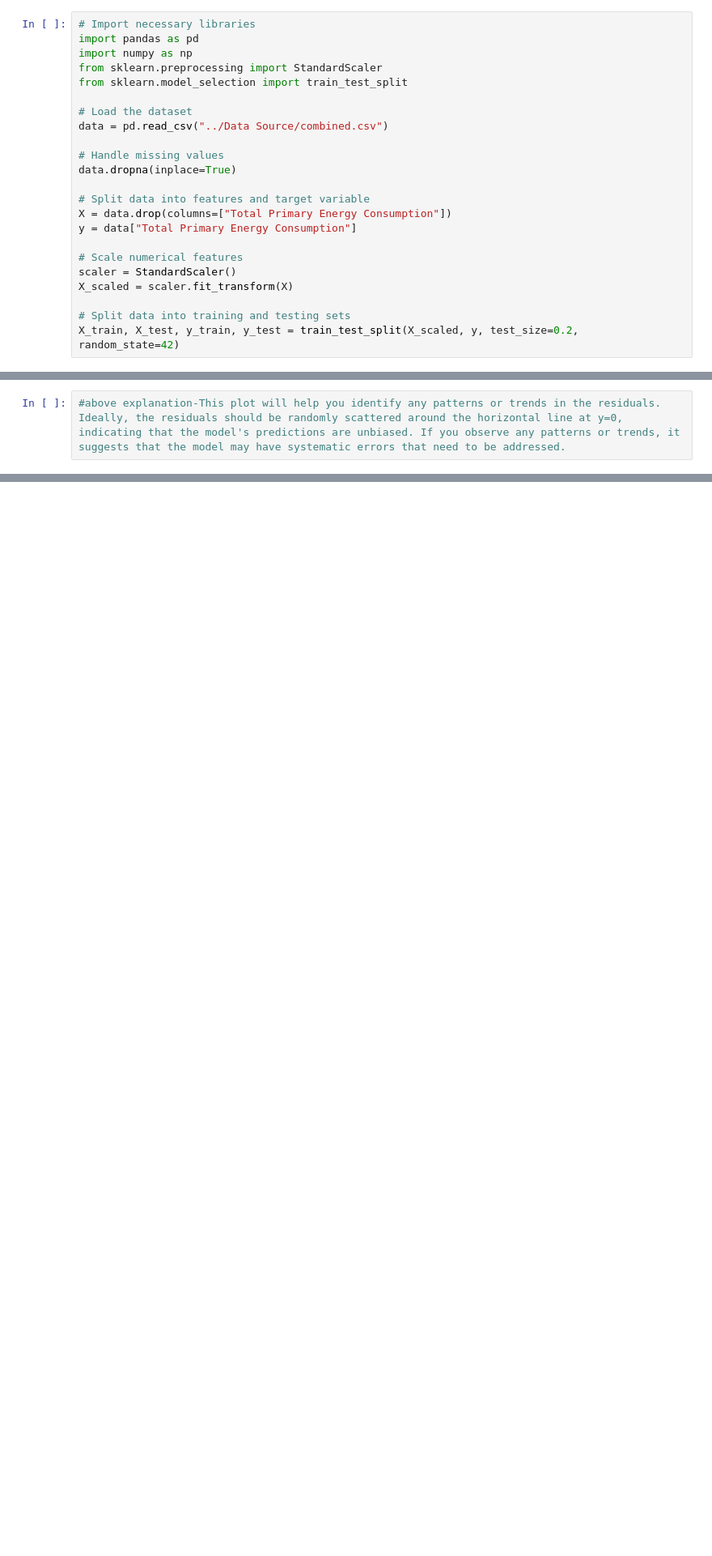
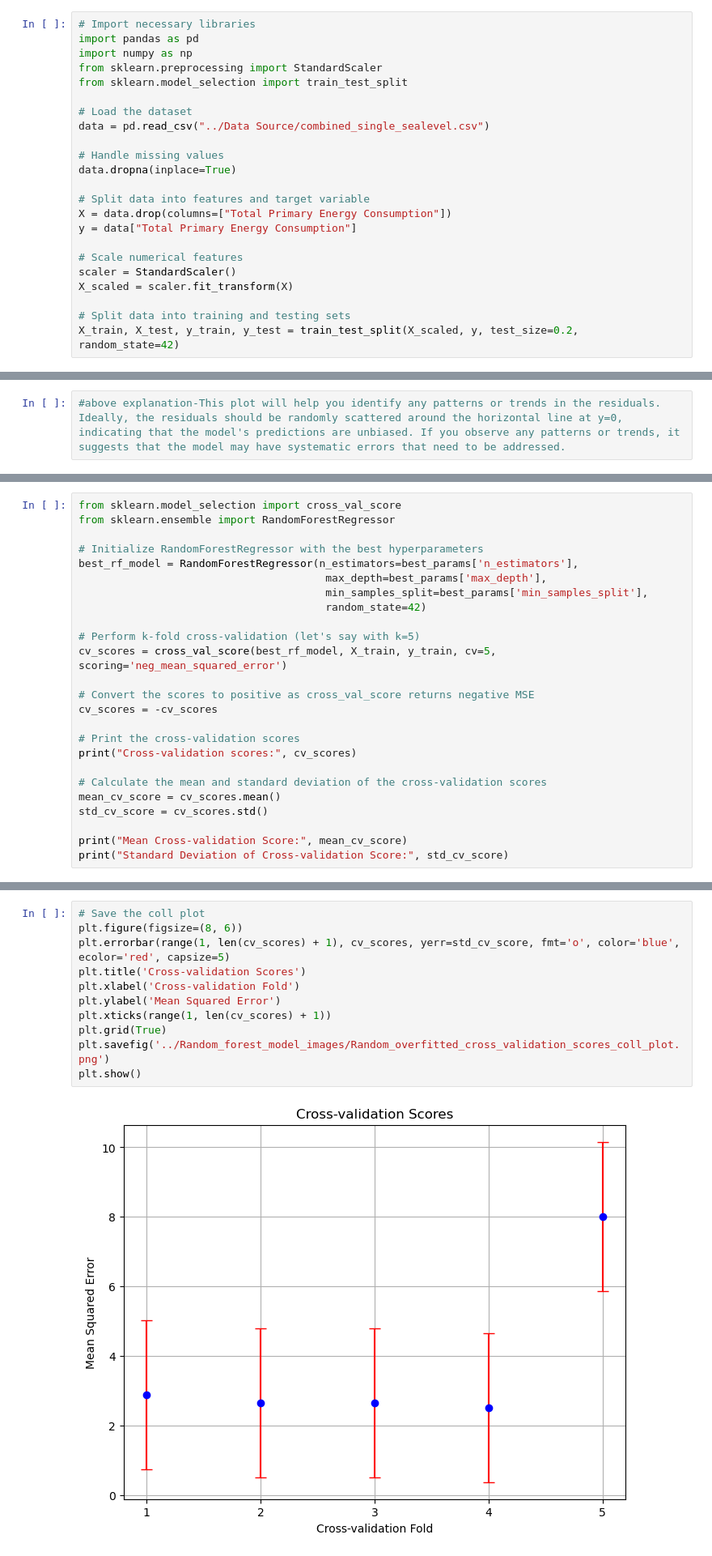
Before and after one commit to AmitaGarad/Machine-Learning-Climate-Change-vs-Energy-Consumption, a Jupyter notebook: Ds-Models/Random_Forest_Regression_model.ipynb, the cells around one changed output, grey strips where cells are left out. Shown: that part at 81% size. Drawn from its saved outputs; the diff is of its cells as text; blank space fills up the shorter version.

Commit message:
random-forest-test-overfited-scenario

```diff
--- a/Ds-Models/Random_Forest_Regression_model.ipynb
+++ b/Ds-Models/Random_Forest_Regression_model.ipynb
@@ -6,7 +6,7 @@ from sklearn.preprocessing import StandardScaler
 from sklearn.model_selection import train_test_split
 
 # Load the dataset
-data = pd.read_csv("../Data Source/combined.csv")
+data = pd.read_csv("../Data Source/combined_single_sealevel.csv")
 
 # Handle missing values
 data.dropna(inplace=True)
@@ -232,0 +143,25 @@ ValueError: All arrays must be of the same length
+# %%
+from sklearn.model_selection import cross_val_score
+from sklearn.ensemble import RandomForestRegressor
+
+# Initialize RandomForestRegressor with the best hyperparameters
+best_rf_model = RandomForestRegressor(n_estimators=best_params['n_estimators'],
+                                       max_depth=best_params['max_depth'],
+                                       min_samples_split=best_params['min_samples_split'],
+                                       random_state=42)
+
+# Perform k-fold cross-validation (let's say with k=5)
+cv_scores = cross_val_score(best_rf_model, X_train, y_train, cv=5, scoring='neg_mean_squared_error')
+
+# Convert the scores to positive as cross_val_score returns negative MSE
+cv_scores = -cv_scores
+
+# Print the cross-validation scores
+print("Cross-validation scores:", cv_scores)
+
+# Calculate the mean and standard deviation of the cross-validation scores
+mean_cv_score = cv_scores.mean()
+std_cv_score = cv_scores.std()
+
+print("Mean Cross-validation Score:", mean_cv_score)
+print("Standard Deviation of Cross-validation Score:", std_cv_score)
@@ -232,0 +172,13 @@ ValueError: All arrays must be of the same length
+# %%
+# Save the coll plot
+plt.figure(figsize=(8, 6))
+plt.errorbar(range(1, len(cv_scores) + 1), cv_scores, yerr=std_cv_score, fmt='o', color='blue', ecolor='red', capsize=5)
+plt.title('Cross-validation Scores')
+plt.xlabel('Cross-validation Fold')
+plt.ylabel('Mean Squared Error')
+plt.xticks(range(1, len(cv_scores) + 1))
+plt.grid(True)
+plt.savefig('../Random_forest_model_images/Random_overfitted_cross_validation_scores_coll_plot.png')
+plt.show()
+# %% [output]
+[figure, added]
```
Also changed, not shown: parts of 10 cells of this notebook.
